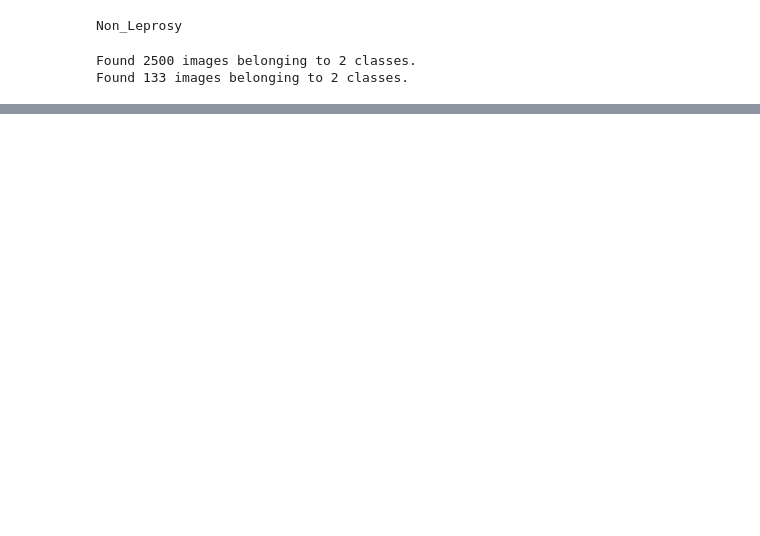
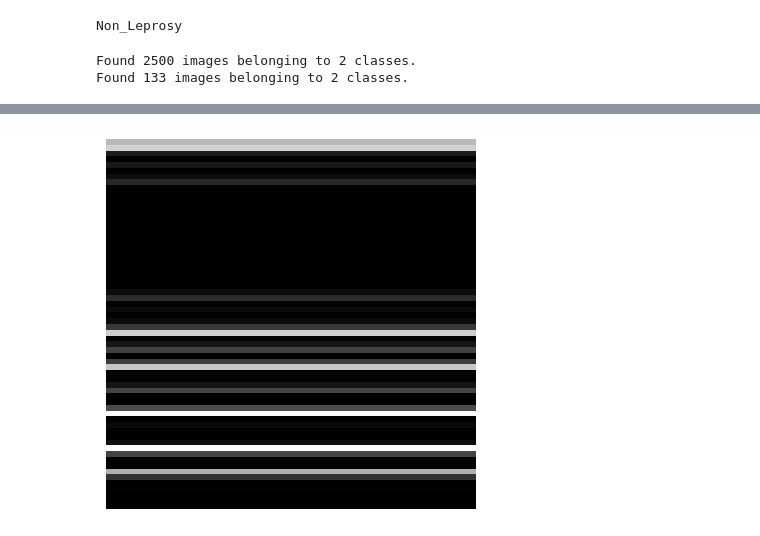
Before and after one commit to 5h4rrK/Leprosy_Detection, a Jupyter notebook: notebook/Leprosy.ipynb, the cells around one changed output, grey strips where cells are left out. Cells and saved outputs as stored; diff of their text form; code cells hidden in the pictures; blank space fills up the shorter version.

```diff
--- a/notebook/Leprosy.ipynb
+++ b/notebook/Leprosy.ipynb
@@ -208,0 +262,26 @@ _________________________________________________________________
+# %%
+from torchvision import transforms
+import torch
+
+def resize_dense_features(dense_features_output, target_size=(64, 64)):
+    dense_features_image = Image.fromarray(np.uint8(dense_features_output.squeeze() * 255))
+    resized_image = dense_features_image.resize(target_size, Image.ANTIALIAS)
+    resized_array = np.array(resized_image) / 255.0
+    resized_array = np.expand_dims(resized_array, axis=0)
+    return resized_array
+
+
+feature_extractor_model = Model(inputs=model1.input, outputs=model1.get_layer('dense_features').output)
+img = (Image.open("new_test/Leprosy/test_Leprosy_5.jpg"))
+img = img.resize((128, 128))
+img_data = np.asarray(img) / 255.0
+img_data = np.expand_dims(img_data, axis=0)
+
+dense_features_output = feature_extractor_model.predict(img_data)
+
+resized_dense_features = resize_dense_features(dense_features_output, target_size=(64, 64))
+print(resized_dense_features.shape)
+plt.imshow(resized_dense_features.squeeze(), cmap='gray')
+plt.axis('off')
+plt.show()
+# %% [output]
@@ -209 +290,2 @@ _________________________________________________________________
+[figure, added]
 # %%
```
Also changed, not shown: parts of 13 cells of this notebook.
